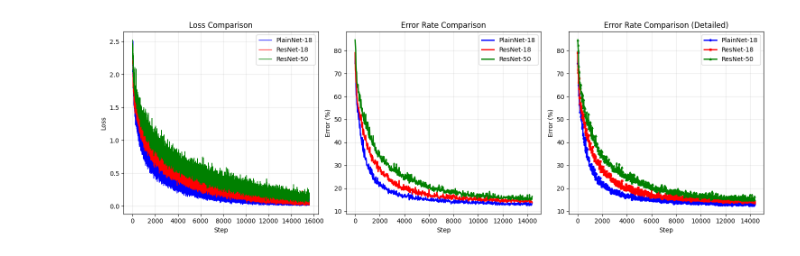
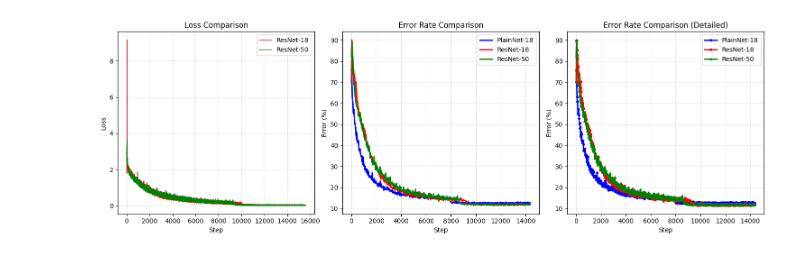
Before and after one commit to Donghyeon-Shin/learning_AI, a Jupyter notebook: Resnet/model.ipynb, the cells around one changed output. Saved outputs shown, nothing was run; the diff lists cells and outputs as text; code cells hidden in the pictures.

Commit message:
feat : 학습률 스케줄링 추가 및 Epoch 100 학습

```diff
--- a/Resnet/model.ipynb
+++ b/Resnet/model.ipynb
@@ -226,14 +228,23 @@ resnet_18 = resnet_18.to(device)
 resnet_50 = resnet_50.to(device)
 # %%
 import torch.optim as optim
+import numpy as np
 
 # 크로스 엔트로피 손실 함수 사용
 criterion = nn.CrossEntropyLoss()
 
-# 학습률 0.0001, 모멘텀 0.9, weight_decay 1e-4
-planet_18_optimizer = optim.SGD(planet_18.parameters(), lr=0.0001, momentum=0.9)
-resnet_18_optimizer = optim.SGD(resnet_18.parameters(), lr=0.0001, momentum=0.9, weight_decay=1e-4)
-resnet_50_optimizer = optim.SGD(resnet_50.parameters(), lr=0.0001, momentum=0.9, weight_decay=1e-4)
+# 초기 학습률을 더 낮게 설정 (경사 폭발 방지)
+# ResNet-50과 같은 깊은 네트워크에서는 더 보수적인 접근 필요
+
+# 모멘텀 0.9, weight_decay 1e-4
+planet_18_optimizer = optim.SGD(planet_18.parameters(), lr=0.0001, momentum=0.9, weight_decay=1e-4)
+resnet_18_optimizer = optim.SGD(resnet_18.parameters(), lr=0.001, momentum=0.9, weight_decay=1e-4)
+resnet_50_optimizer = optim.SGD(resnet_50.parameters(), lr=0.001, momentum=0.9, weight_decay=1e-4)
+
+# 학습률 스케줄링
+planet_18_scheduler = optim.lr_scheduler.ReduceLROnPlateau(planet_18_optimizer, mode='min', factor=0.1, patience=5)
+resnet_18_scheduler = optim.lr_scheduler.ReduceLROnPlateau(resnet_18_optimizer, mode='min', factor=0.1, patience=5)
+resnet_50_scheduler = optim.lr_scheduler.ReduceLROnPlateau(resnet_50_optimizer, mode='min', factor=0.1, patience=5)
 
 # 50번 에포크 학습
 num_epochs = 50
@@ -261,7 +272,7 @@ def evaluate_model(model, data_loader, is_top5=False):
 
     return (1 - total_correct / total_samples) * 100
 # %%
-# model 학습
+# model 학습 (스케줄링 적용)
 for epoch in range(num_epochs):
     running_loss_planet_18 = 0.0
     running_loss_resnet_18 = 0.0
@@ -270,6 +281,7 @@ for epoch in range(num_epochs):
     accumulated_steps = batch_size // sub_batch_size # 누적 배치 크기
 
     print(f"\nEpoch {epoch + 1}/{num_epochs}")
+    print(f"Current LR - Planet18: {planet_18_optimizer.param_groups[0]['lr']:.6f}, ResNet18: {resnet_18_optimizer.param_groups[0]['lr']:.6f}, ResNet50: {resnet_50_optimizer.param_groups[0]['lr']:.6f}")
 
     for i, data in enumerate(train_loader, 0):
         inputs, labels = data
@@ -348,5 +360,14 @@ for epoch in range(num_epochs):
 
         resnet_50_optimizer.step()
         resnet_50_optimizer.zero_grad()
+
+    # 에포크 끝에서 스케줄러 업데이트 (검증 오류율 기준)
+    if len(planet_18_error) > 0:
+        # 경사 폭발 확인
+        print(f"Planet18 last avg_loss_planet_18 : {avg_loss_planet_18}, Resnet18 last avg_loss_resnet_18 : {avg_loss_resnet_18}, Resnet50 last avg_loss_resnet_50 : {avg_loss_resnet_50}")
+
+        planet_18_scheduler.step(planet_18_error[-1])
+        resnet_18_scheduler.step(resnet_18_error[-1])
+        resnet_50_scheduler.step(resnet_50_error[-1])
 # %% [output]
 Epoch 1/50
@@ -480,9 +537,13 @@ Step 144: planet_18 Error = 13.66, resnet_18 Error = 13.74, resnet_50 Error = 16
 # %%
+import matplotlib.pyplot as plt
+
+print(f'planet_18 loss: {planet_18_loss}, resnet_18 loss: {resnet_18_loss}, resnet_50 loss: {resnet_50_loss}')
+
 # PlainNet과 ResNet 비교 그래프
 plt.figure(figsize=(15, 5))
 # 손실 비교 그래프
 plt.subplot(1, 3, 1)
-plt.plot(planet_18_loss, label='PlainNet-18', color='blue', linewidth=1)
+#plt.plot(planet_18_loss, label='PlainNet-18', color='blue', linewidth=1)
 plt.plot(resnet_18_loss, label='ResNet-18', color='red', linewidth=1)
 plt.plot(resnet_50_loss, label='ResNet-50', color='green', linewidth=1)
 plt.title("Loss Comparison")
@@ -521 +583 @@ plt.show()
-[figure, old version]
+[figure, new version]
```
Also changed, not shown: parts of 10 cells of this notebook.
